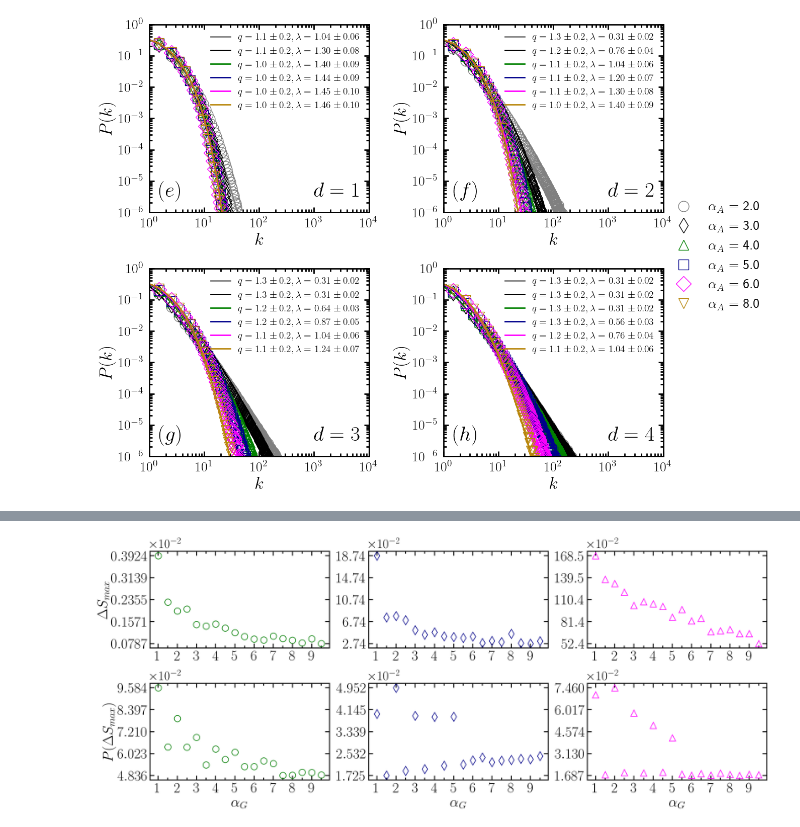
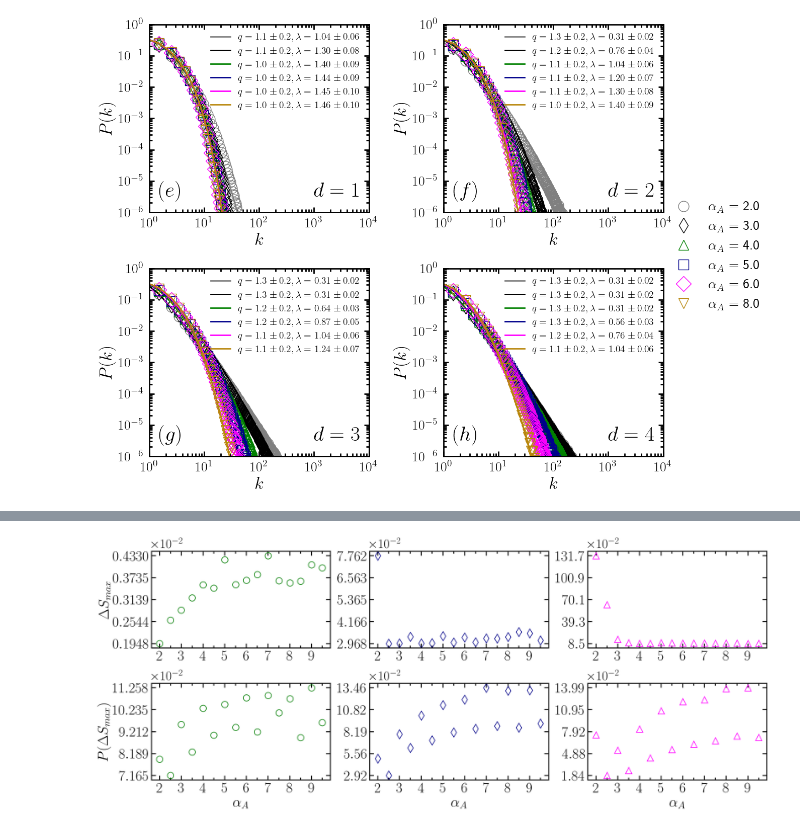
Before and after one commit to JuniorAlencar/SpatialPreferential, a Jupyter notebook: scripts/jupyter/distributions.ipynb, the cells around one changed output, grey strips where cells are left out. Saved outputs shown, nothing was run; the diff lists cells and outputs as text; code cells hidden in the pictures.

Commit message:
finish clean distributions file

```diff
--- a/scripts/jupyter/distributions.ipynb
+++ b/scripts/jupyter/distributions.ipynb
@@ -354,11 +334,0 @@ for i in range(len(alpha_g_v)):
-# %%
-for i in range(len(alpha_a_v)):
-        df_1d = pd.read_csv(f"../../data/N_{N}/dim_1/alpha_a_{alpha_a_v[i]:.2f}_alpha_g_{alpha_ag_f:.2f}/distances_distribution_log.csv", delimiter=' ')
-        df_2d = pd.read_csv(f"../../data/N_{N}/dim_2/alpha_a_{alpha_a_v[i]:.2f}_alpha_g_{alpha_ag_f:.2f}/distances_distribution_log.csv", delimiter=' ')
-        df_3d = pd.read_csv(f"../../data/N_{N}/dim_3/alpha_a_{alpha_a_v[i]:.2f}_alpha_g_{alpha_ag_f:.2f}/distances_distribution_log.csv", delimiter=' ')
-        df_4d = pd.read_csv(f"../../data/N_{N}/dim_4/alpha_a_{alpha_a_v[i]:.2f}_alpha_g_{alpha_ag_f:.2f}/distances_distribution_log.csv", delimiter=' ')
-
-        k_1d_a[i], pk_1d_a[i] = df_1d["ds"], df_1d["pds"]
-        k_2d_a[i], pk_2d_a[i] = df_2d["ds"], df_2d["pds"]
-        k_3d_a[i], pk_3d_a[i] = df_3d["ds"], df_3d["pds"]
-        k_4d_a[i], pk_4d_a[i] = df_4d["ds"], df_4d["pds"]
@@ -590,5 +334,0 @@ Arquivo salvo em ../../data/N_100000/dim_4/alpha_a_2.00_alpha_g_9.50/distances_d
-# %%
-N, d, alpha_ag_f, ag = 10**5, 1, 2.0, 2.0
-dados = np.load(f"../../data/N_{N}/dim_{d}/alpha_a_{alpha_ag_f:.2f}_alpha_g_{ag:.2f}/distances.npy")  # Shape (n_arquivos, n_linhas)
-dados_flat = dados.flatten()
-int(len(dados_flat)/N)
@@ -878,9 +649,15 @@ df_pk_max_alpha_a["pk_4d"] = min_pk_4d_aa
 # %%
-import matplotlib.pyplot as plt
-import numpy as np
-from matplotlib.ticker import MultipleLocator, ScalarFormatter
+alpha_ag_f = 2.0
+
+alpha_a_v = np.arange(2.0, 10, 0.5)
 
 dimensions = [2, 3, 4]
+
+# ✔️ Filtrar para alpha_G fixo e alpha_A variando
+df_distance_filter = df_distances[
+    (df_distances['alpha_G'] == alpha_ag_f) &
+    (df_distances['alpha_A'].isin(alpha_a_v))
+]
 
 # Parâmetros de estilo
 markersize = 20
@@ -894,14 +671,22 @@ markers = ["o", "d", "^", "s", "D"]
 scale_factor = 1e2
 scale_label = r"$\times 10^{-2}$"
 
-# Criação dos subplots
+# Linha inferior: P(ΔS_max) vs α_G
 fig, axs = plt.subplots(2, 3, figsize=(30, 12.5))  # 2 linhas, 3 colunas
-
-# Linha superior: ΔS_max vs α_A
 for i, d in enumerate(dimensions):
     ax = axs[0, i]
-    x_data = np.array(df_k_max_alpha_g["alpha_g"])
-    y_data = np.array(df_k_max_alpha_g[f"k_{d}d"]) * scale_factor
+    x_data, y_data = [], []
+    for alpha_a in alpha_a_v:
+        df_dim = df_distance_filter[df_distance_filter["dim"] == d]
+        df_g = df_dim[(df_dim["alpha_G"] == alpha_ag_f) & (df_dim["alpha_A"]==alpha_a)]
+        deltaS, PdeltaS = df_g["deltaS"].iloc[0], df_g["pdeltaS"].iloc[0]
+        y_d = [deltaS[idx] for idx, ele in enumerate(zip(deltaS, PdeltaS)) if ele[1] == max(PdeltaS)][0]
+        #y_d = max(PdeltaS)
+        x_data.append(alpha_a)
+        y_data.append(y_d)
+
+    y_data = np.array(y_data) * scale_factor
+    x_data = np.array(x_data)
 
     ax.plot(x_data, y_data,
             markers[i], color=color[i], markerfacecolor='None',
@@ -932,38 +717,48 @@ for i, d in enumerate(dimensions):
 # Linha inferior: P(ΔS_max) vs α_G
 for i, d in enumerate(dimensions):
     ax = axs[1, i]
-    x_data = np.array(df_pk_max_alpha_g["alpha_g"])
-    y_data = np.array(df_pk_max_alpha_g[f"pk_{d}d"]) * scale_factor
+    x_data, y_data = [], []
+    for alpha_a in alpha_a_v:
+        df_dim = df_distance_filter[df_distance_filter["dim"] == d]
+        df_a = df_dim[(df_dim["alpha_G"] == alpha_ag_f) & (df_dim["alpha_A"]==alpha_a)]
+        deltaS, PdeltaS = df_a["deltaS"], df_a["pdeltaS"].iloc[0]
+
+        y_d = max(PdeltaS)
+        x_data.append(alpha_a)
+        y_data.append(y_d)
+
+    y_data = np.array(y_data) * scale_factor
+    x_data = np.array(x_data)
 
     ax.plot(x_data, y_data,
             markers[i], color=color[i], markerfacecolor='None',
             markersize=markersize, mew=mew)
 
-    ax.set_xlabel(r"$\alpha_G$", fontsize=fonts_size)
+    ax.set_xlabel(r"$\alpha_A$", fontsize=fonts_size)
     if i == 0:
         ax.set_ylabel(r"$P (\Delta S_{max})$", fontsize=fonts_size)
 
     y_min, y_max = y_data.min(), y_data.max()
     ax.set_yticks(np.linspace(y_min, y_max, 5))
     ax.yaxis.set_major_formatter(ScalarFormatter(useMathText=True))
     ax.annotate(scale_label, xy=(0.0, 1.02), xycoords='axes fraction',
                 fontsize=fonts_size * 0.9, ha='left', va='bottom')
 
     ax.tick_params(axis='both', which='major', direction='in', length=14,
                    width=thickness_axes, colors='black')
     ax.tick_params(axis='both', which='minor', direction='in', length=7,
                    width=thickness_axes, colors='black')
     ax.tick_params('both', labelsize=fonts_size)
     ax.yaxis.offsetText.set_fontsize(fonts_size)
 
     ax.xaxis.set_major_locator(MultipleLocator(1))
     ax.xaxis.set_minor_locator(MultipleLocator(0.5))
     for spine in ax.spines.values():
         spine.set_linewidth(thickness_axes)
 
 # Ajuste de layout e salvamento
 plt.tight_layout()
-plt.savefig("../../results/distributions/max_prob_dist_alpha_g.png", dpi=300)
+plt.savefig("../../results/distributions/max_prob_dist_alpha_a.png", dpi=300)
 plt.show()
 # %% [output]
-[figure, old version]
+[figure, new version]
```
Also changed, not shown: parts of 18 cells of this notebook, 1 other file.
